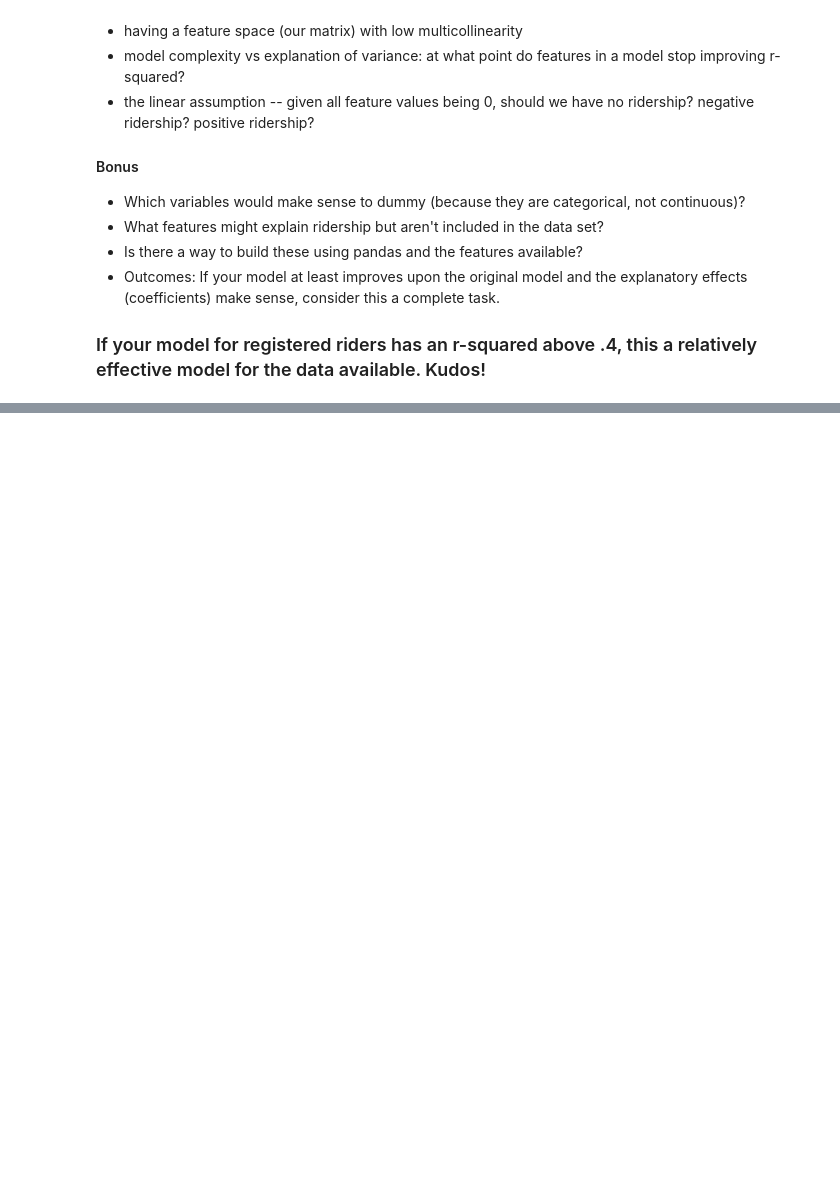
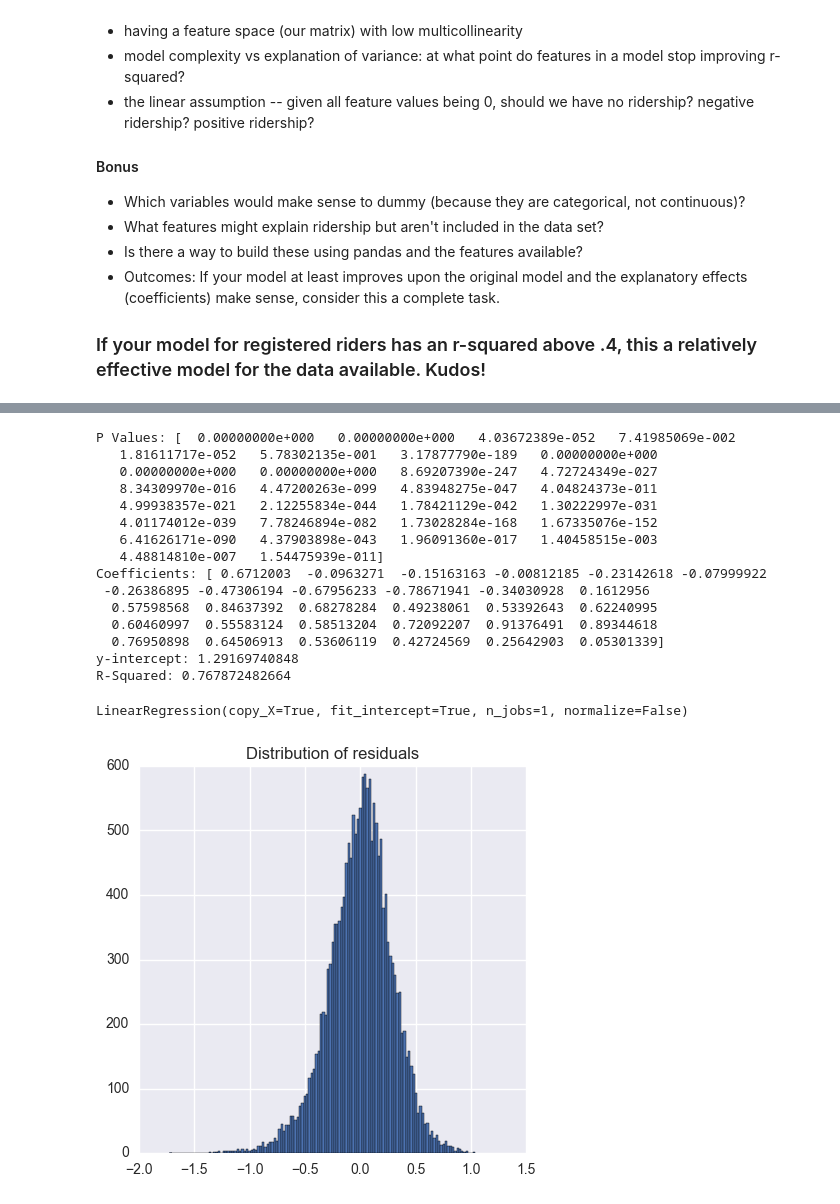
Before and after one commit to wrc260/ga-datascience, a Jupyter notebook: class 5/05 - intro to regression analysis - starter code.ipynb, the cells around one changed output, grey strips where cells are left out. Cells and saved outputs as stored; diff of their text form; code cells hidden in the pictures; blank space fills up the shorter version.

```diff
--- a/class 5/05 - intro to regression analysis - starter code.ipynb
+++ b/class 5/05 - intro to regression analysis - starter code.ipynb
@@ -457,0 +519,22 @@ We've completed a model together that explains casual guest riders. Now it's you
+# %%
+# Using sklearn + log-transformed y
+final_feature_set = bikemodel_data[columns_to_keep]
+get_linear_model_metrics(final_feature_set, np.log10(y + 1), lm)
+# %% [output]
+P Values: [  0.00000000e+000   0.00000000e+000   4.03672389e-052   7.41985069e-002
+   1.81611717e-052   5.78302135e-001   3.17877790e-189   0.00000000e+000
+   0.00000000e+000   0.00000000e+000   8.69207390e-247   4.72724349e-027
+   8.34309970e-016   4.47200263e-099   4.83948275e-047   4.04824373e-011
+   4.99938357e-021   2.12255834e-044   1.78421129e-042   1.30222997e-031
+   4.01174012e-039   7.78246894e-082   1.73028284e-168   1.67335076e-152
+   6.41626171e-090   4.37903898e-043   1.96091360e-017   1.40458515e-003
+   4.48814810e-007   1.54475939e-011]
+Coefficients: [ 0.6712003  -0.0963271  -0.15163163 -0.00812185 -0.23142618 -0.07999922
+ -0.26386895 -0.47306194 -0.67956233 -0.78671941 -0.34030928  0.1612956
+  0.57598568  0.84637392  0.68278284  0.49238061  0.53392643  0.62240995
+  0.60460997  0.55583124  0.58513204  0.72092207  0.91376491  0.89344618
+  0.76950898  0.64506913  0.53606119  0.42724569  0.25642903  0.05301339]
+y-intercept: 1.29169740848
+R-Squared: 0.767872482664
+LinearRegression(copy_X=True, fit_intercept=True, n_jobs=1, normalize=False)
+[figure, added]
```
Also changed, not shown: parts of 19 cells of this notebook, 12 other files.
